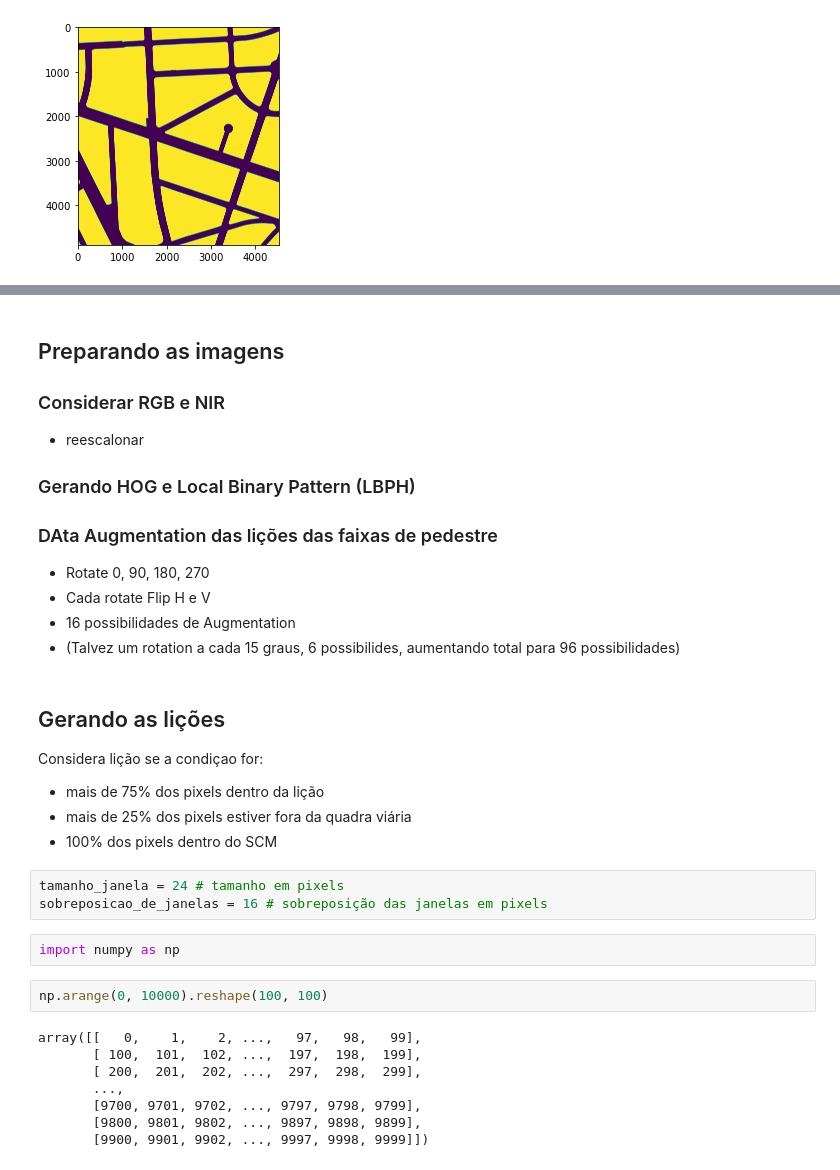
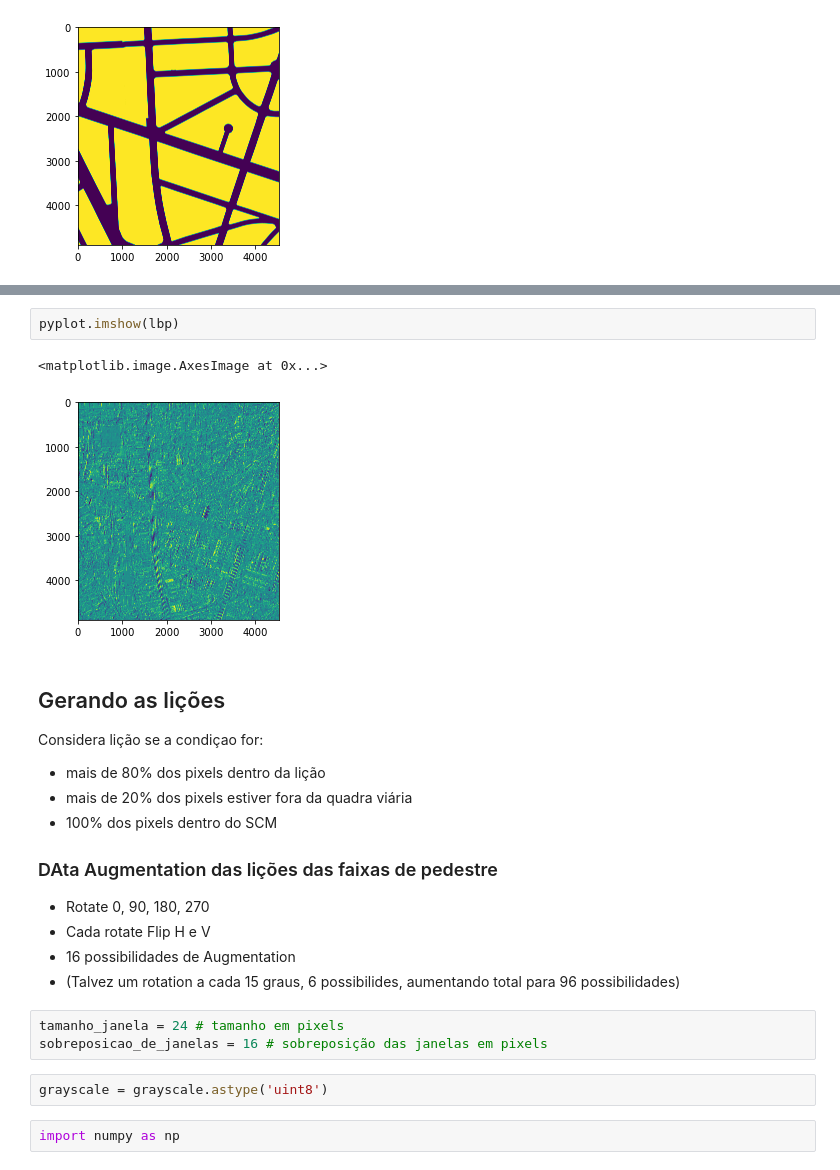
Before and after one commit to AndaSampa/faixas-de-pedestre, a Jupyter notebook: 00 - Preparando dados para o treinamento por aprendizado de máquina.ipynb, the cells around one changed output, grey strips where cells are left out. Saved outputs shown, nothing was run; the diff lists cells and outputs as text.

```diff
--- a/00 - Preparando dados para o treinamento por aprendizado de máquina.ipynb
+++ b/00 - Preparando dados para o treinamento por aprendizado de máquina.ipynb
@@ -127,11 +182,16 @@ pyplot.imshow(quadras)
+# %%
+pyplot.imshow(lbp)
+# %% [output]
+<matplotlib.image.AxesImage at 0x...>
+[figure, added]
 # %% [markdown]
-## Preparando as imagens
+## Gerando as lições
 
-### Considerar RGB e NIR
+Considera lição se a condiçao for:
 
-* reescalonar
-
-### Gerando HOG e Local Binary Pattern (LBPH)
+* mais de 80% dos pixels dentro da lição
+* mais de 20% dos pixels estiver fora da quadra viária
+* 100% dos pixels dentro do SCM
 
 ### DAta Augmentation das lições das faixas de pedestre
 
@@ -139,26 +199,10 @@ pyplot.imshow(quadras)
 * Cada rotate Flip H e V
 * 16 possibilidades de Augmentation
 * (Talvez um rotation a cada 15 graus, 6 possibilides, aumentando total para 96 possibilidades)
-# %% [markdown]
-## Gerando as lições
-
-Considera lição se a condiçao for:
-
-* mais de 75% dos pixels dentro da lição
-* mais de 25% dos pixels estiver fora da quadra viária
-* 100% dos pixels dentro do SCM
 # %%
 tamanho_janela = 24 # tamanho em pixels
 sobreposicao_de_janelas = 16 # sobreposição das janelas em pixels
+# %%
+grayscale = grayscale.astype('uint8')
 # %%
 import numpy as np
-# %%
-np.arange(0, 10000).reshape(100, 100)
-# %% [output]
-array([[   0,    1,    2, ...,   97,   98,   99],
-       [ 100,  101,  102, ...,  197,  198,  199],
-       [ 200,  201,  202, ...,  297,  298,  299],
-       ...,
-       [9700, 9701, 9702, ..., 9797, 9798, 9799],
-       [9800, 9801, 9802, ..., 9897, 9898, 9899],
-       [9900, 9901, 9902, ..., 9997, 9998, 9999]])
```
Also changed, not shown: parts of 21 cells of this notebook, 6 other files.
